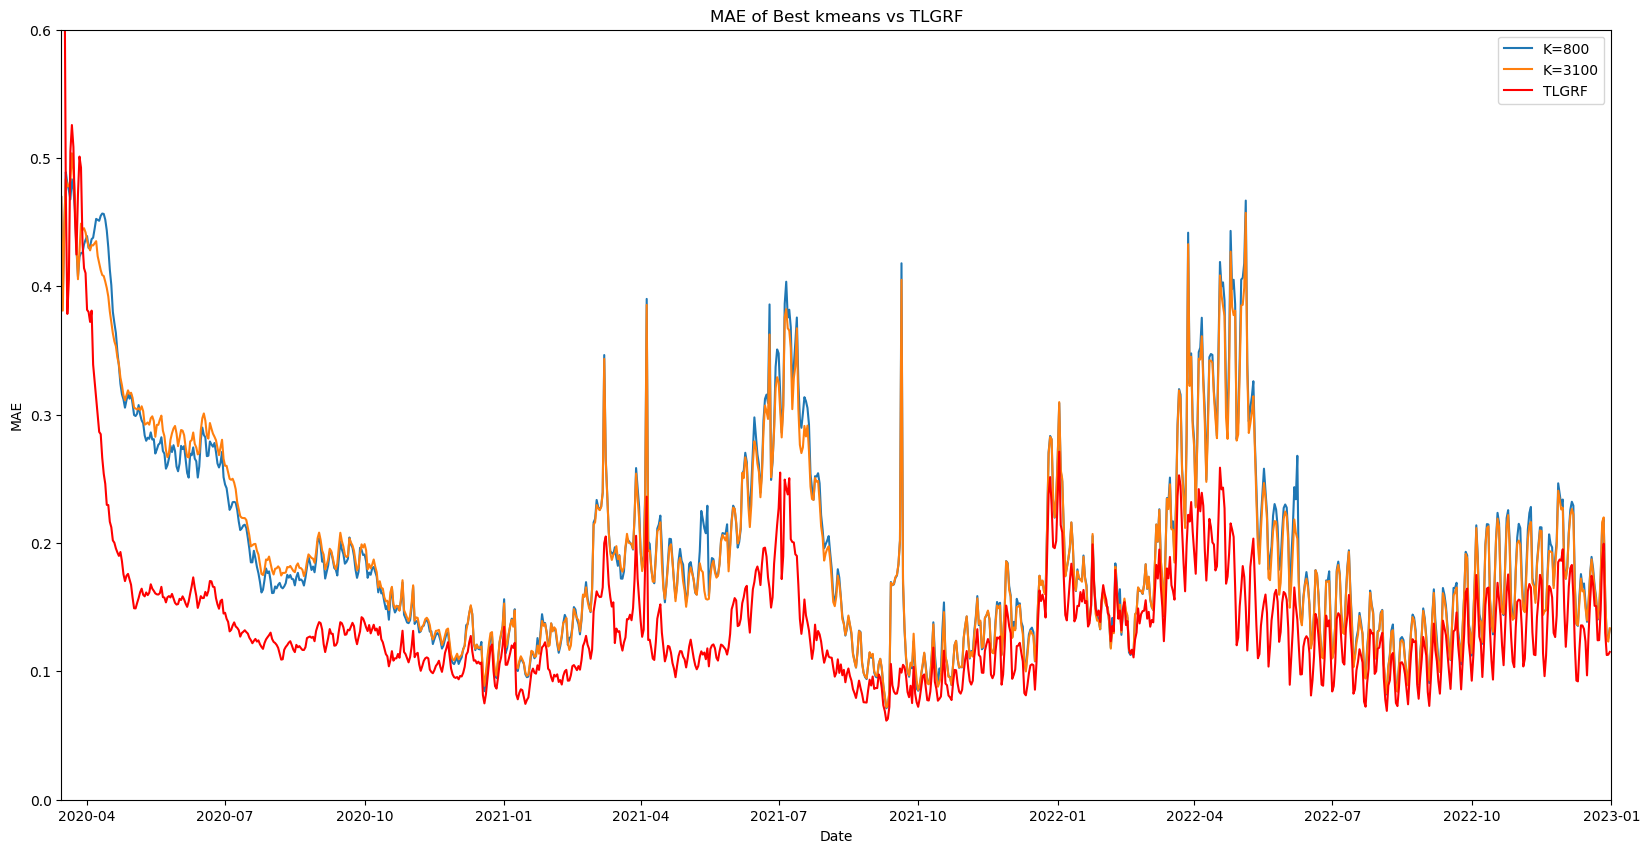
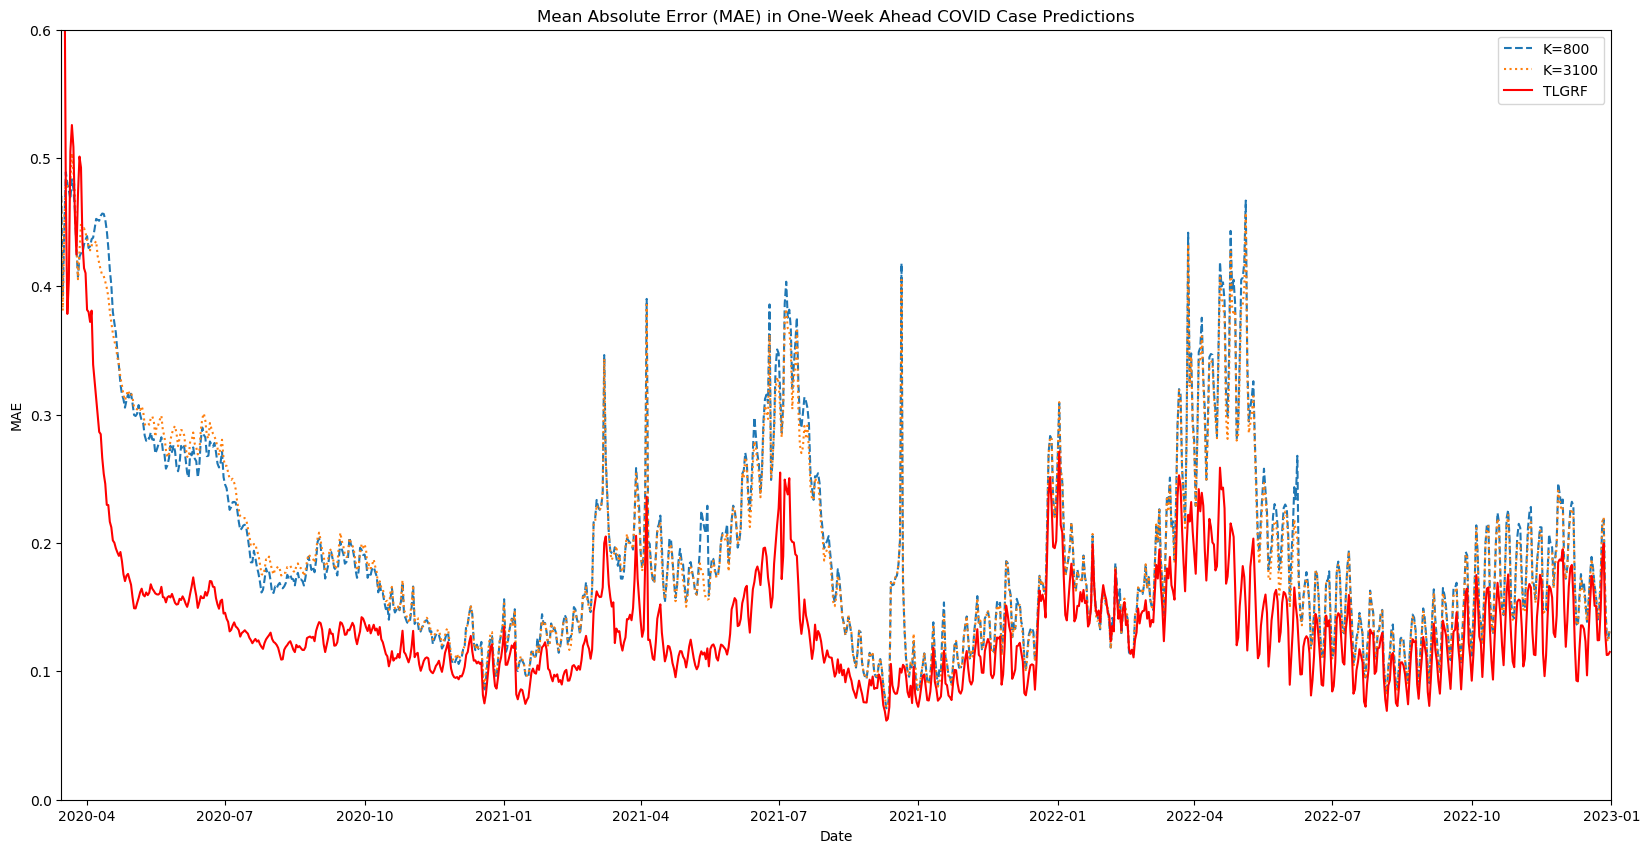
Code edit (unified diff) that turned the first committed figure into the second:
--- before
+++ after
@@ -4,12 +4,13 @@
 plt.figure(figsize=(20,10))
 plot_K_list = [800, 3100]
+linestyle_K_list = ["dashed",":"]
 
 ylim_dict = {"MAE": 0.6, "RMSE":1.0}
 
 
-for K in plot_K_list:
+for i, K in enumerate(plot_K_list):
     cols_of_interest = ["Chosen_by_{}_{}_K={}".format(val, metric, K)]
     daily_metric_df = merged_TLGRF_kmeans[cols_of_interest]
-    plt.plot(daily_metric_df, label="K={}".format(K))
+    plt.plot(daily_metric_df, label="K={}".format(K), linestyle=linestyle_K_list[i])
 
 plt.plot(merged_TLGRF_kmeans["{} TLGRF".format(metric)], label="TLGRF", color="red")
@@ -18,5 +19,11 @@
 plt.xlim(pd.to_datetime("2020-03-15"), pd.to_datetime("2023-01-01"))
 plt.ylim(0, ylim_dict[metric])
-plt.title("{} of Best kmeans vs TLGRF".format(metric))
+
+
+full_metric = "Mean Absolute Error (MAE)"
+if metric == "RMSE":
+    full_metric = "Root Mean Square Error (RMSE)"
+
+plt.title("{} in One-Week Ahead COVID Case Predictions".format(full_metric))
 plt.legend()
 plt.savefig("best_kmeans_{}.png".format(metric))

Commit: Update Presentation Plots for tcv kmeans